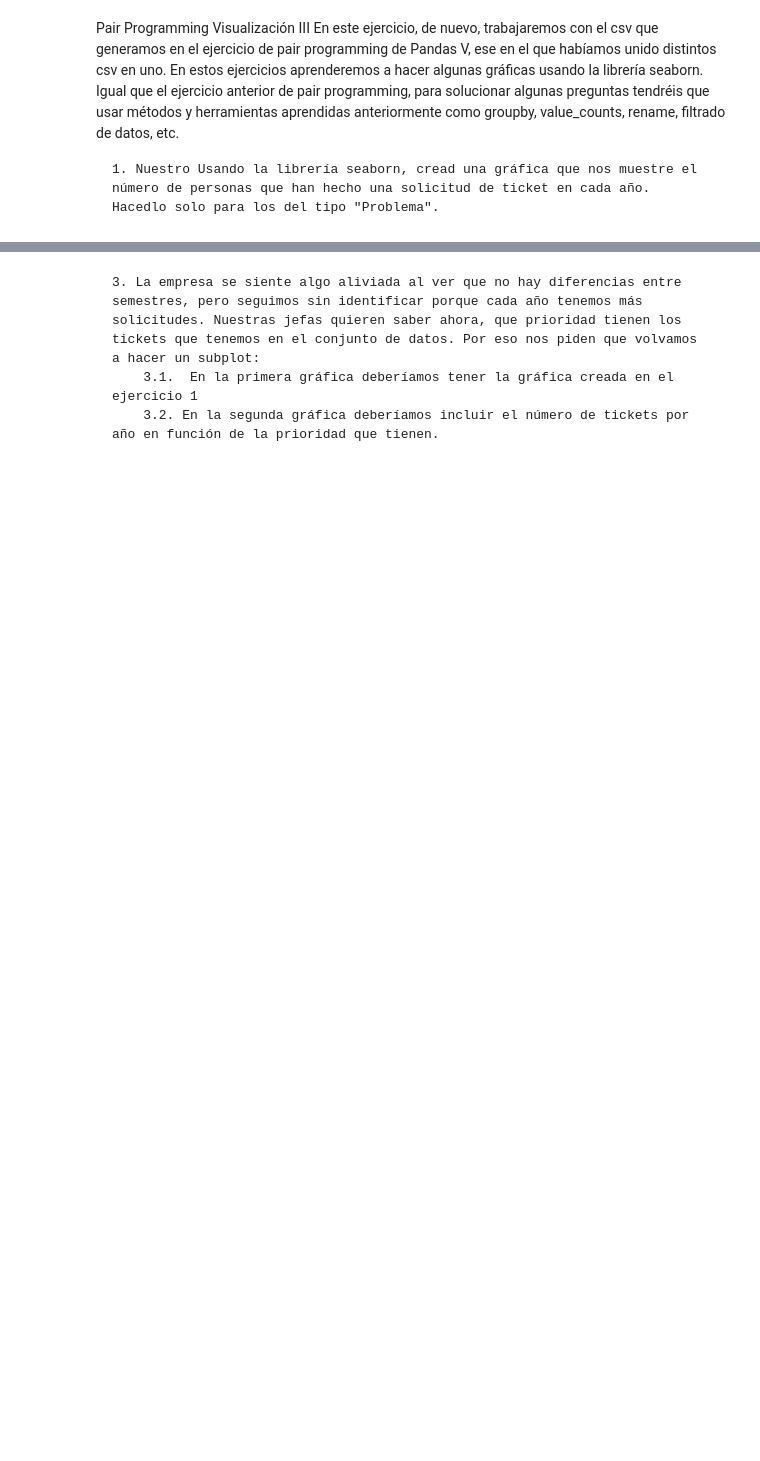
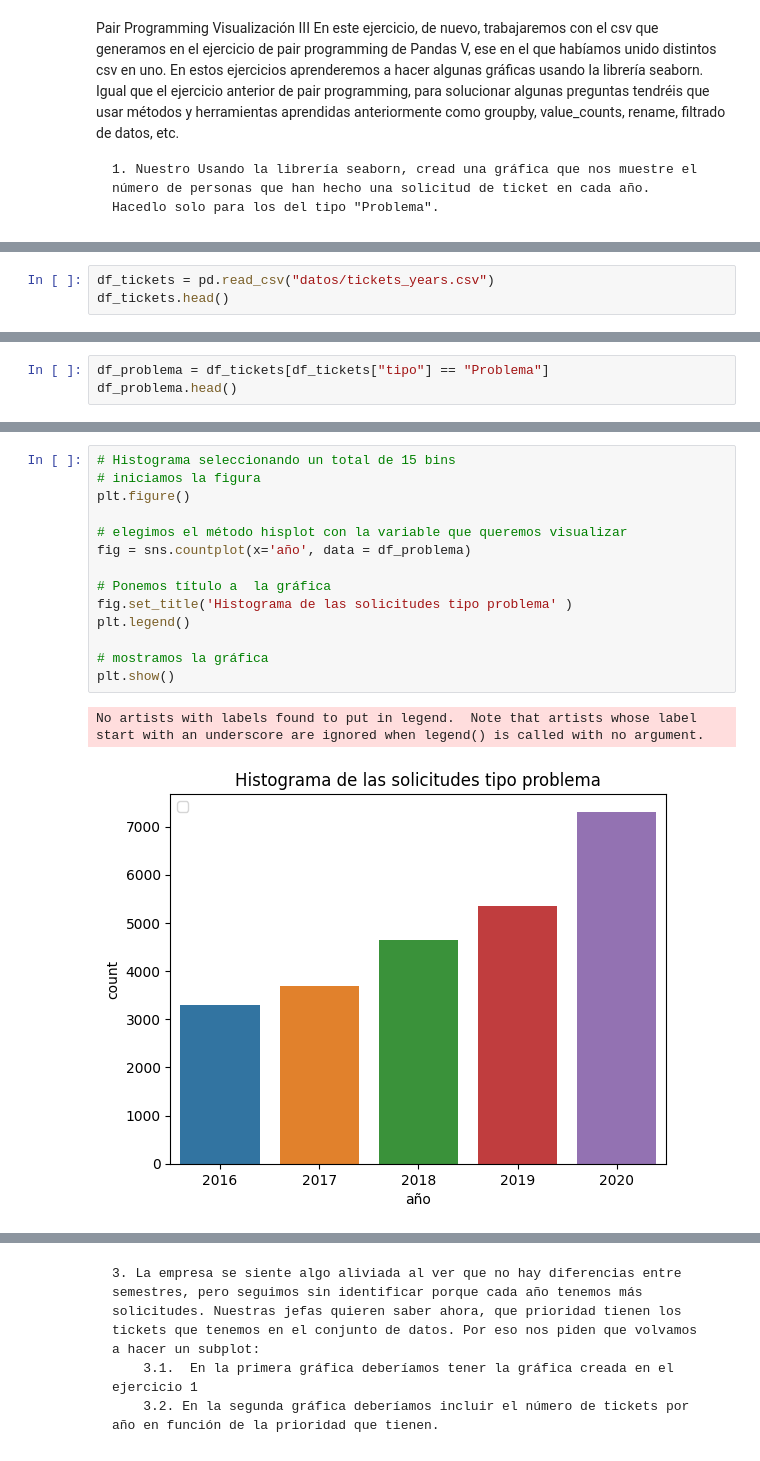
Before and after one commit to Adalab/promo-d-da-modulo2-sprint1-anabelen-silvia, a Jupyter notebook: ejercicio7/ejercicio7-visualizacion3.ipynb, the cells around one changed output, grey strips where cells are left out. Saved outputs shown, nothing was run; the diff lists cells and outputs as text; blank space fills up the shorter version.

```diff
--- a/ejercicio7/ejercicio7-visualizacion3.ipynb
+++ b/ejercicio7/ejercicio7-visualizacion3.ipynb
@@ -6,0 +11,3 @@ En estos ejercicios aprenderemos a hacer algunas gráficas usando la librería s
+# %%
+df_tickets = pd.read_csv("datos/tickets_years.csv")
+df_tickets.head()
@@ -6,0 +21,3 @@ En estos ejercicios aprenderemos a hacer algunas gráficas usando la librería s
+# %%
+df_problema = df_tickets[df_tickets["tipo"] == "Problema"]
+df_problema.head()
@@ -7,3 +31,20 @@ En estos ejercicios aprenderemos a hacer algunas gráficas usando la librería s
+# %%
+# Histograma seleccionando un total de 15 bins
+# iniciamos la figura
+plt.figure()
+
+# elegimos el método hisplot con la variable que queremos visualizar
+fig = sns.countplot(x='año', data = df_problema)
+
+# Ponemos título a  la gráfica
+fig.set_title('Histograma de las solicitudes tipo problema' )
+plt.legend()
+
+# mostramos la gráfica
+plt.show()
+# %% [output]
+No artists with labels found to put in legend.  Note that artists whose label start with an underscore are ignored when legend() is called with no argument.
+[figure, added]
 # %% [markdown]
     2. La gráfica anterior nos ha mostrado una tendencia ascendente en el número de solicitudes a lo largo de los años, lo que preocupa a la empresa, por lo que quieres seguir analizando los datos para ver si son capaces de identificar los problemas subyacentes a estas solicitudes. Para esto, quieren saber si hay diferencias a lo largo del año. En concreto nos piden que hagamos un subplot con seaborn donde:
         2.1.  En la primera gráfica tengamos la gráfica que creamos en el ejercicio anterior
```
Also changed, not shown: parts of 13 cells of this notebook.
